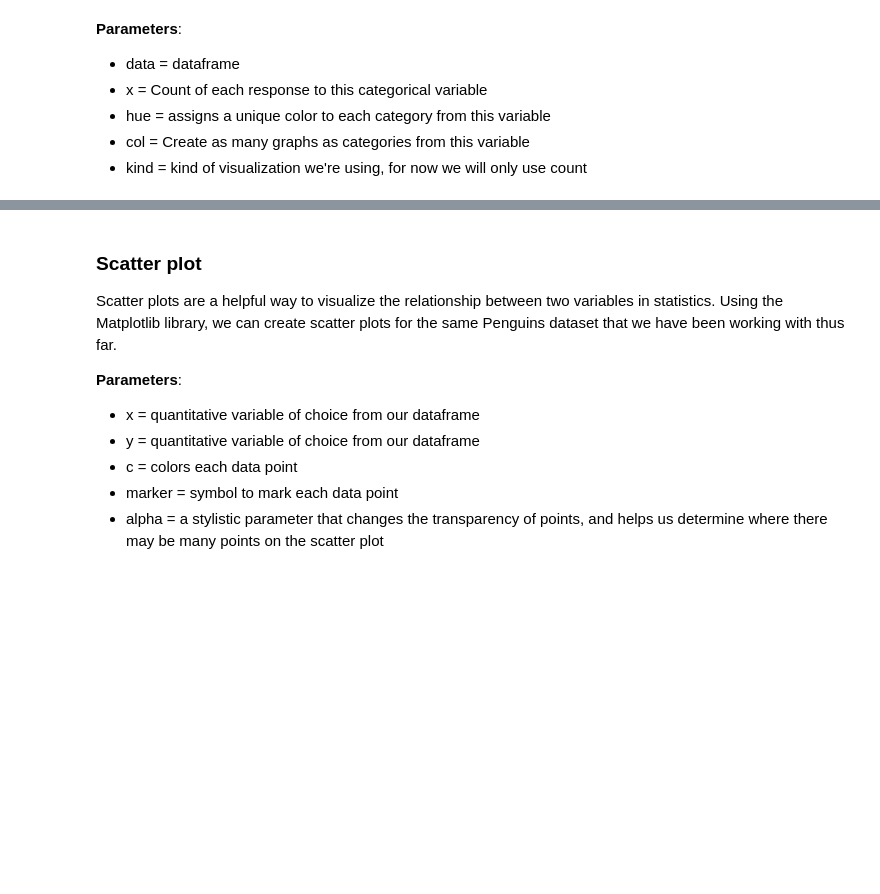
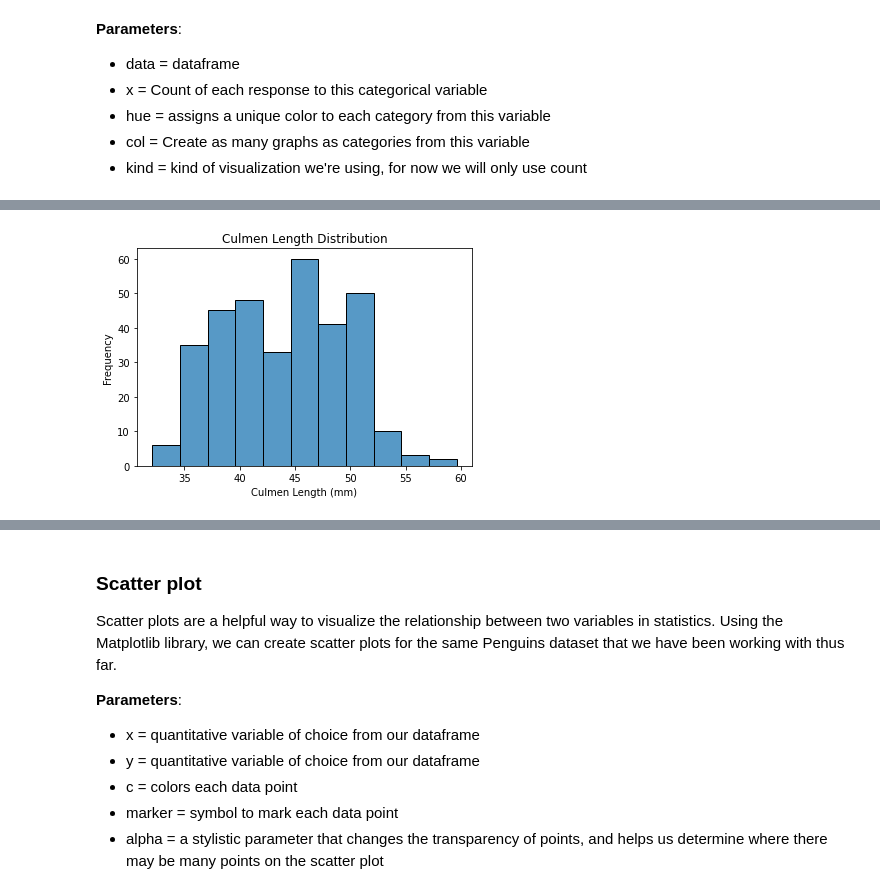
Before and after one commit to vnguyen24/SURF2022, a Jupyter notebook: Session3/Teaching3.ipynb, the cells around one changed output, grey strips where cells are left out. Drawn from its saved outputs; the diff is of its cells as text; code cells hidden in the pictures; blank space fills up the shorter version.

```diff
--- a/Session3/Teaching3.ipynb
+++ b/Session3/Teaching3.ipynb
@@ -215,16 +221,19 @@ penguins.head()
 # %%
 # Add libraries
 import matplotlib.pyplot as plt
+import seaborn as sns
 
 # Plot the histogram
-sns.histplot(penguins["Culmen Length (mm)"], bins = "auto")
+sns.histplot(data = penguins, x = "Culmen Length (mm)", bins = "auto")
 
 # Label axis
 plt.xlabel("Culmen Length (mm)")
 plt.ylabel("Frequency")
 
 # Add title
 plt.title("Culmen Length Distribution")
 
 # Display the graph
 plt.show()
+# %% [output]
+[figure, added]
```
Also changed, not shown: parts of 22 cells of this notebook, 1 other file.
